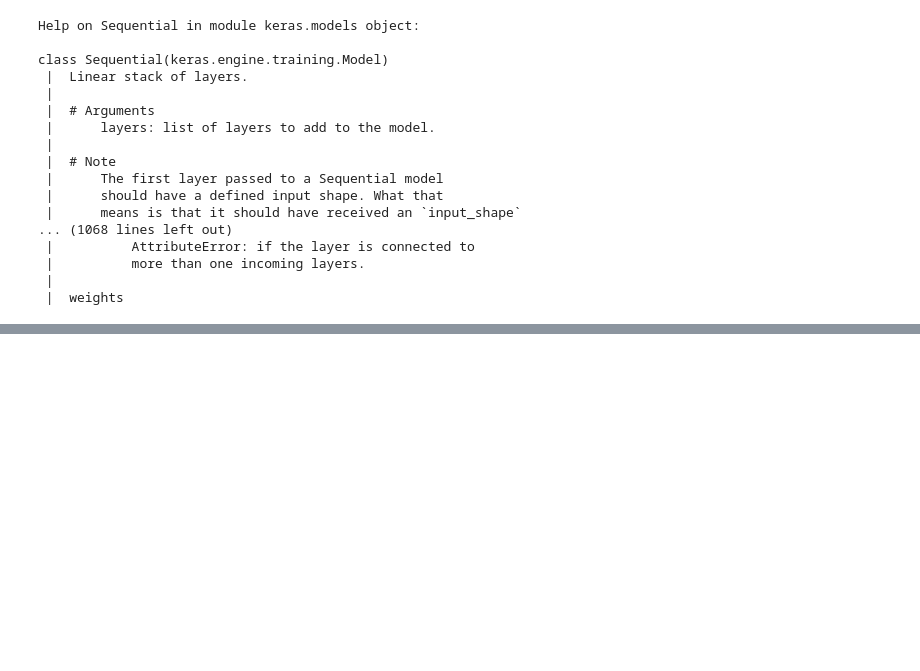
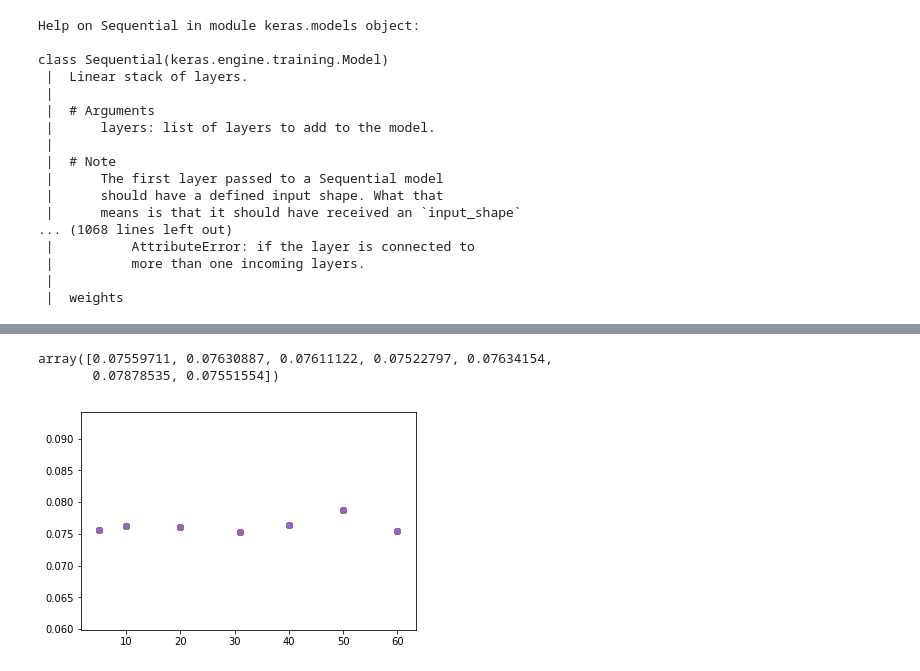
Before and after one commit to Copete/CS181_P1_AnFaXi, a Jupyter notebook: Antonio/P1_Antonio.ipynb, the cells around one changed output, grey strips where cells are left out. Drawn from its saved outputs; the diff is of its cells as text; code cells hidden in the pictures; blank space fills up the shorter version.

```diff
--- a/Antonio/P1_Antonio.ipynb
+++ b/Antonio/P1_Antonio.ipynb
@@ -706,0 +810,5 @@ list
+# %%
+n_nodes = [25,35]
+for n in n_nodes:
+    mse_DL1 = train_model_DL1(X_train2,Y_train,n)
+    print("Deep Learning MSE ({} nodes): {}".format(n,mse_DL1))
@@ -706,0 +833,34 @@ list
+# %%
+# Function to train multi-layered neural network of a given number of nodes
+def train_model_DL(X_train,Y_train,n_nodes):
+    input_shape = (X_train.shape[1],) # Shape of input data
+    # Initialize model
+    model_DL = Sequential()
+    for i in range(len(n_nodes)):
+        if i == 0:
+            # First layer
+            model_DL.add(Dense(n_nodes[i],activation='relu',input_shape=input_shape))
+        else:
+            # Subsequent layers
+            model_DL.add(Dense(n_nodes[i],activation='relu'))
+    # Output layer
+    model_DL.add(Dense(1))
+    # Compile model
+    model_DL.compile(optimizer='adam',loss='mean_squared_error')
+    model_DL.summary()
+    # Early stopping monitor w/ patience=3 (stop after 3 runs without improvements)
+    early_stopping_monitor = EarlyStopping(patience=3)
+    # Fit model using 20% of data for validation
+    model_DL.fit(X_train, Y_train, validation_split=0.2, epochs=30, callbacks=[early_stopping_monitor])
+    Y_train_DLpred = model_DL.predict(X_train)
+    mse_DL = mean_squared_error(Y_train, Y_train_DLpred)
+    print('DONE')
+    return mse_DL
+# %%
+# Loop over size of second layer
+n_nodes = [[31,5],[31,10],[31,20],[31,31],[31,40],[31,50],[31,60]]
+mse_DL = []
+for n in n_nodes:
+    mse_DL0 = train_model_DL(X_train2,Y_train,n)
+    print("Deep Learning MSE ({} nodes): {}".format(n,mse_DL0))
+    mse_DL = np.append(mse_DL, mse_DL0)
@@ -706,0 +885,11 @@ list
+# %%
+mse_DL
+# %% [output]
+array([0.07559711, 0.07630887, 0.07611122, 0.07522797, 0.07634154,
+       0.07878535, 0.07551554])
+# %%
+plt.scatter(np.array(n_nodes)[:,1],mse_DL)
+#plt.title('MSE vs second layer nodes')
+plt.show()
+# %% [output]
+[figure, added]
```
Also changed, not shown: parts of 18 cells of this notebook, 5 other files.
